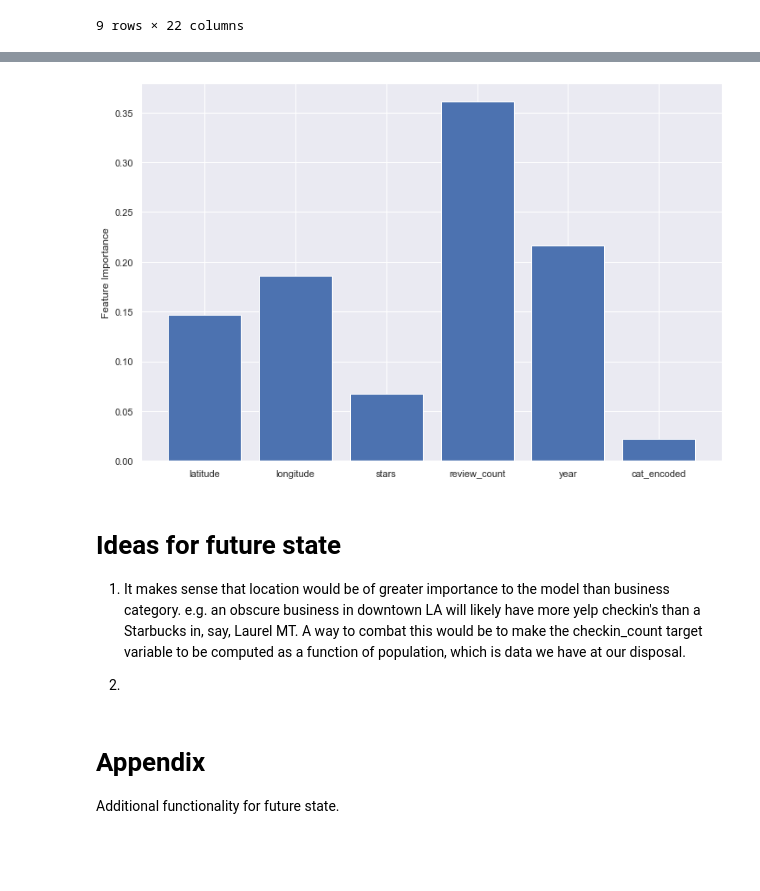
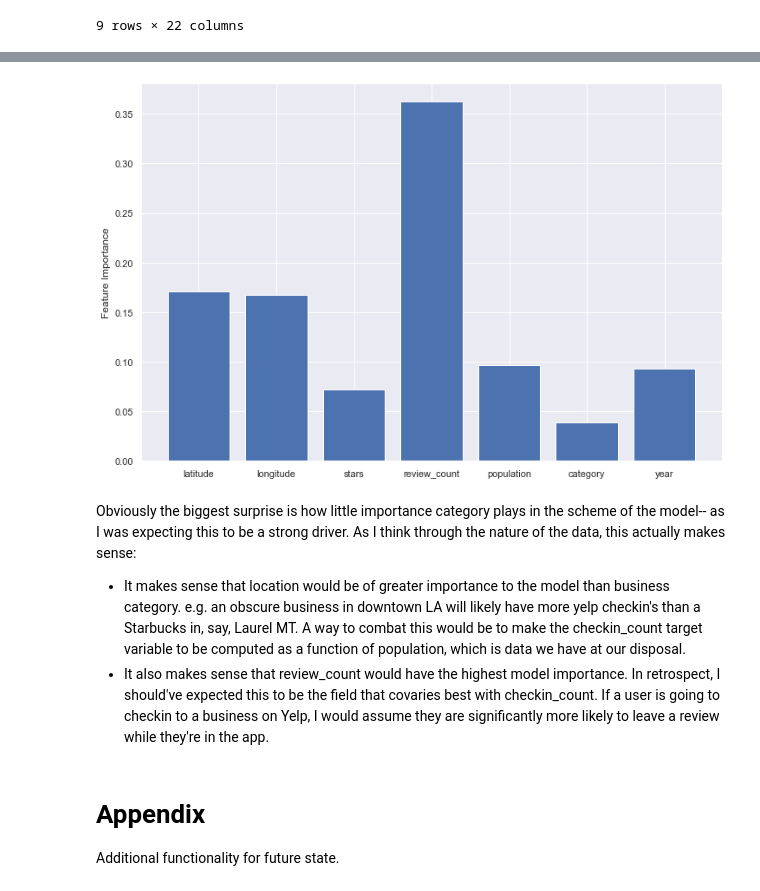
Before and after one commit to maxcopeland/gym-flow, a Jupyter notebook: get_data.ipynb, the cells around one changed output, grey strips where cells are left out. Saved outputs shown, nothing was run; the diff lists cells and outputs as text; code cells hidden in the pictures; blank space fills up the shorter version.

```diff
--- a/get_data.ipynb
+++ b/get_data.ipynb
@@ -488,0 +472,9 @@ memory usage: 19.0+ MB
+# %%
+z_reviews = np.abs(stats.zscore(df['review_count']))
+z_labels = np.abs(stats.zscore(df['label']))
+
+z_threshold = 2.8 # This corresponds to the highest 0.2% of the distribution
+
+outlier_mask = ((z_reviews < z_threshold) & (z_labels < z_threshold))
+
+df = df[outlier_mask]
@@ -534,0 +580,3 @@ labels = df_pd['label']
+# %%
+prep_df = df.copy()
+prep_df['category']  = encode_categories(prep_df['category'])
@@ -534,0 +585,8 @@ labels = df_pd['label']
+# %%
+from sklearn.model_selection import train_test_split
+
+# X_train, X_test, y_train, y_test = train_test_split(df, labels)
+
+labels = prep_df['label']
+prep_df = prep_df.drop(columns=['label'])
+X_train, X_test, y_train, y_test = train_test_split(prep_df, labels)
@@ -544,5 +609,5 @@ reg = RandomForestRegressor()
 
 grid_search = GridSearchCV(reg, grid, cv=5, scoring='neg_mean_squared_error',
                            return_train_score=True)
-grid_search.fit(df, labels)
+grid_search.fit(prep_df, labels)
 # %% [output]
@@ -633,21 +706,19 @@ array([0.14708564, 0.18621413, 0.06701971, 0.36104118, 0.21649187,
 # %%
 fig, ax = plt.subplots(figsize=(12, 8))
 
 
-x = np.arange(len(df.columns))
+x = np.arange(len(prep_df.columns))
 ax.bar(x, feature_importances)
 ax.set_xticks(x)
-ax.set_xticklabels(df.columns);
+ax.set_xticklabels(prep_df.columns);
 
 ax.set_ylabel('Feature Importance');
 # %% [output]
-[figure, old version]
+[figure, new version]
 # %% [markdown]
-# Ideas for future state
-
-1. It makes sense that location would be of greater importance to the model than business category. e.g. an obscure business in downtown LA will likely have more yelp checkin's than a Starbucks in, say, Laurel MT. A way to combat this would be to make the checkin_count target variable to be computed as a function of population, which is data we have at our disposal.
-
-2.
+Obviously the biggest surprise is how little importance category plays in the scheme of the model-- as I was expecting this to be a strong driver. As I think through the nature of the data, this actually makes sense:
+* It makes sense that location would be of greater importance to the model than business category. e.g. an obscure business in downtown LA will likely have more yelp checkin's than a Starbucks in, say, Laurel MT. A way to combat this would be to make the checkin_count target variable to be computed as a function of population, which is data we have at our disposal.
+* It also makes sense that review_count would have the highest model importance. In retrospect, I should've expected this to be the field that covaries best with checkin_count. If a user is going to checkin to a business on Yelp, I would assume they are significantly more likely to leave a review while they're in the app.
 # %% [markdown]
 # Appendix
 Additional functionality for future state.
```
Also changed, not shown: parts of 76 cells of this notebook, 1 other file.
